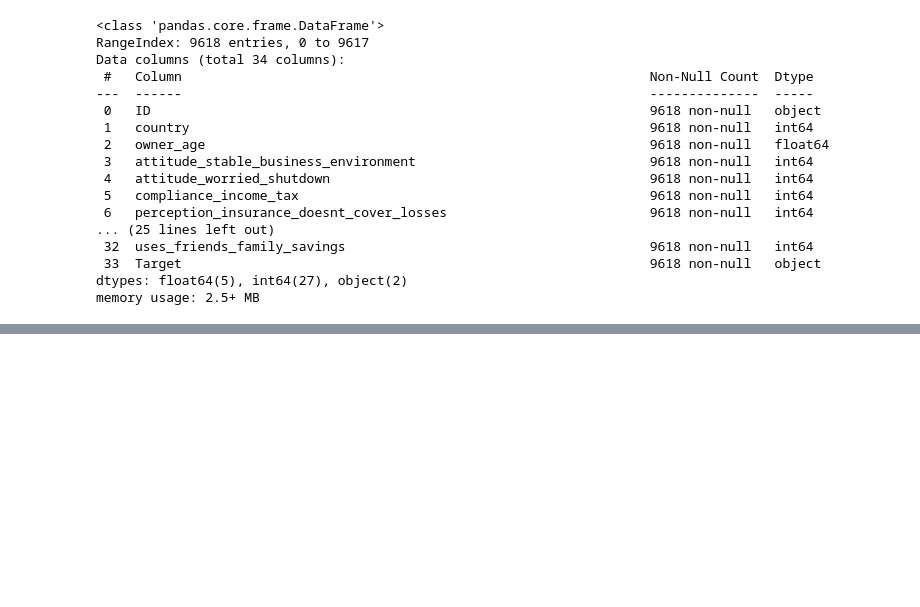
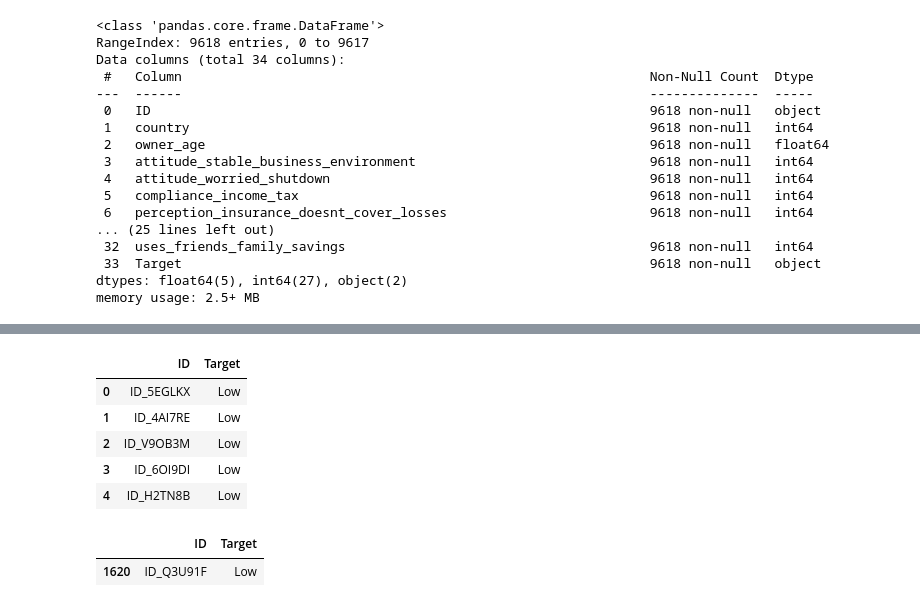
Before and after one commit to thimmie52/data_org_financial_pred, a Jupyter notebook: analysis.ipynb, the cells around one changed output, grey strips where cells are left out. Saved outputs shown, nothing was run; the diff lists cells and outputs as text; code cells hidden in the pictures; blank space fills up the shorter version.

```diff
--- a/analysis.ipynb
+++ b/analysis.ipynb
@@ -252,0 +348,8 @@ for i in categorical:
+# %%
+df_test_final = df_test_subtle.copy()
+# %%
+df_test_final.drop(cat_col, axis=1, inplace =True)
+# %%
+test_pred = model.predict(df_test_final.drop(['Target', 'ID'], axis=1))
+# %%
+test_df = pd.DataFrame({'ID': df_test['ID'], 'Target': test_pred}, index='ID')
@@ -252,0 +393,14 @@ for i in categorical:
+# %%
+test_df.head()
+# %% [output]
+|  | ID | Target |
+| 0 | ID_5EGLKX | Low |
+| 1 | ID_4AI7RE | Low |
+| 2 | ID_V9OB3M | Low |
+| 3 | ID_6OI9DI | Low |
+| 4 | ID_H2TN8B | Low |
+# %%
+test_df[test_df['ID'] == "ID_Q3U91F"]
+# %% [output]
+|  | ID | Target |
+| 1620 | ID_Q3U91F | Low |
```
Also changed, not shown: parts of 22 cells of this notebook.
